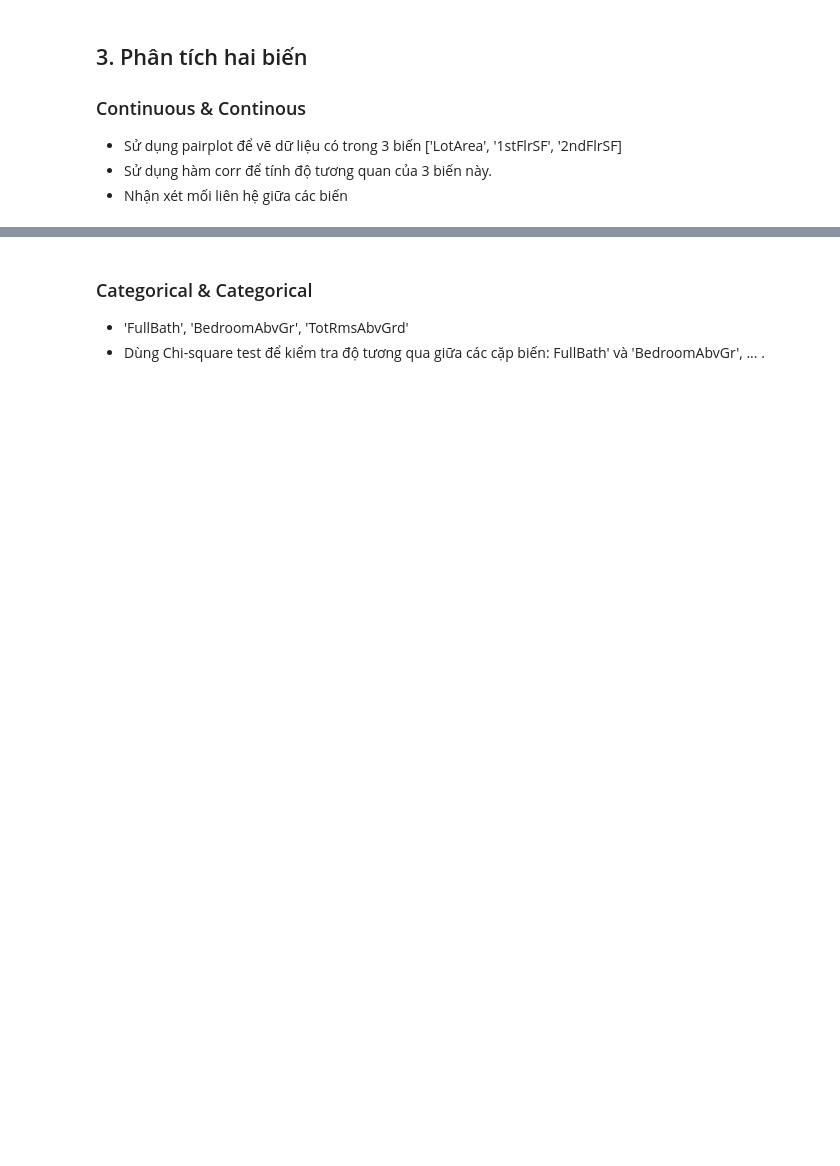
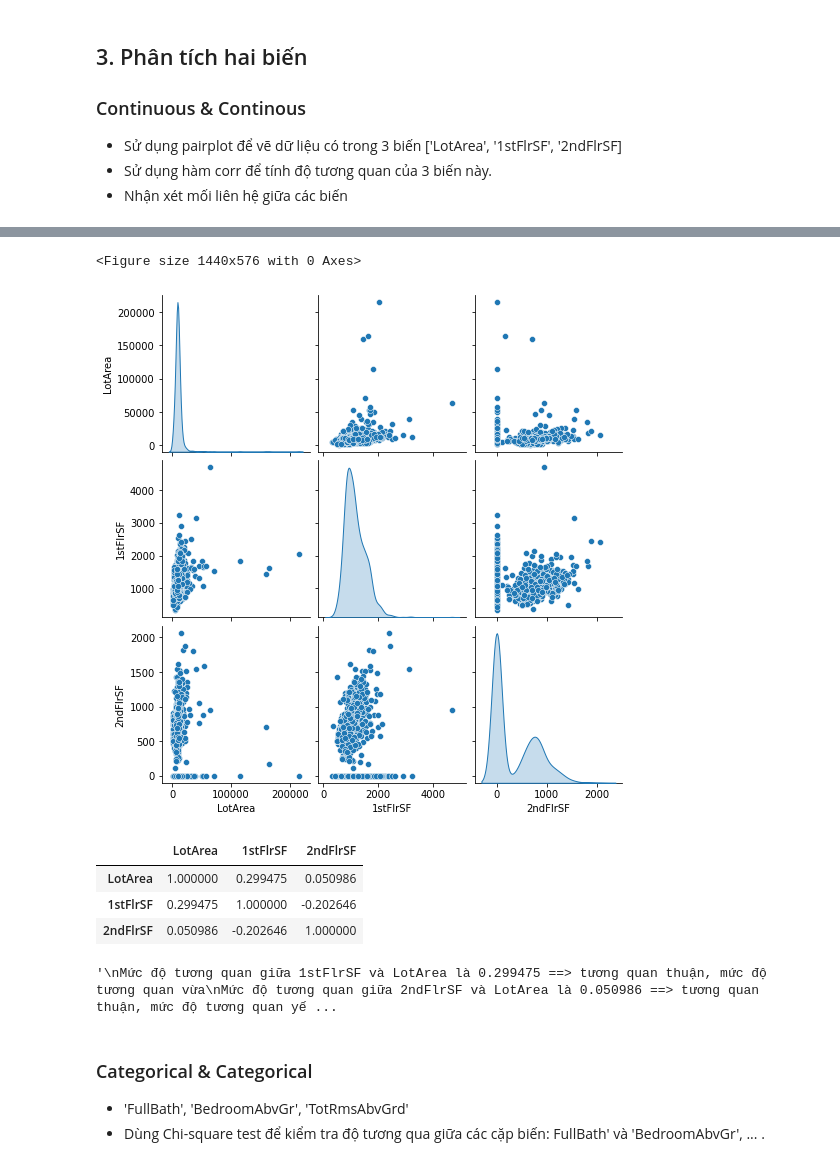
Before and after one commit to galvin96/course-MachineLearning, a Jupyter notebook: Math for Data Science/Bai thi cuoi khoa/Bai thi - Le Viet Hung.ipynb, the cells around one changed output, grey strips where cells are left out. Saved outputs shown, nothing was run; the diff lists cells and outputs as text; code cells hidden in the pictures; blank space fills up the shorter version.

```diff
--- a/Math for Data Science/Bai thi cuoi khoa/Bai thi - Le Viet Hung.ipynb
+++ b/Math for Data Science/Bai thi cuoi khoa/Bai thi - Le Viet Hung.ipynb
@@ -306,3 +348,7 @@ Outlier Lower values: [3 3 3 3 3 3 3 3 3 3 3 3 3 3 3 3 3 3 3 3 3 3 3 3 3 3 3 3 3
 - Sử dụng pairplot để vẽ dữ liệu có trong 3 biến ['LotArea', '1stFlrSF', '2ndFlrSF]
 - Sử dụng hàm corr để tính độ tương quan của 3 biến này.
 - Nhận xét mối liên hệ giữa các biến
+# %%
+continous_vars = ['LotArea', '1stFlrSF', '2ndFlrSF']
+df_continous = df[continous_vars]
+df.info()
@@ -309,3 +373,29 @@ Outlier Lower values: [3 3 3 3 3 3 3 3 3 3 3 3 3 3 3 3 3 3 3 3 3 3 3 3 3 3 3 3 3
+# %%
+# Sử dụng pairplot để vẽ dữ liệu có trong 3 biến ['LotArea', '1stFlrSF', '2ndFlrSF]
+plt.figure(figsize=(20,8))
+sns.pairplot(df_continous, vars=continous_vars, diag_kind='kde')
+plt.show()
+# %% [output]
+<Figure size 1440x576 with 0 Axes>
+[figure, added]
+# %%
+# Sử dụng hàm corr để tính độ tương quan của 3 biến này.
+df_continous.corr()
+# %% [output]
+|  | LotArea | 1stFlrSF | 2ndFlrSF |
+| LotArea | 1.000000 | 0.299475 | 0.050986 |
+| 1stFlrSF | 0.299475 | 1.000000 | -0.202646 |
+| 2ndFlrSF | 0.050986 | -0.202646 | 1.000000 |
+# %%
+# Nhận xét mối liên hệ giữa các biến:
+
+"""
+Mức độ tương quan giữa 1stFlrSF và LotArea là 0.299475 ==> tương quan thuận, mức độ tương quan vừa
+Mức độ tương quan giữa 2ndFlrSF và LotArea là 0.050986 ==> tương quan thuận, mức độ tương quan yếu
+Mức độ tương quan giữa 1stFlrSF và 2ndFlrSF là -0.202646 ==> tương quan nghịch, mức độ tương quan vừa
+"""
+# %% [output]
+'\nMức độ tương quan giữa 1stFlrSF và LotArea là 0.299475 ==> tương quan thuận, mức độ tương quan vừa\nMức độ tương quan giữa 2ndFlrSF và LotArea là 0.050986 ==> tương quan thuận, mức độ tương quan yế ...
 # %% [markdown]
 ### Categorical & Categorical
 - 'FullBath', 'BedroomAbvGr', 'TotRmsAbvGrd'
```
Also changed, not shown: parts of 21 cells of this notebook, 1 other file.
